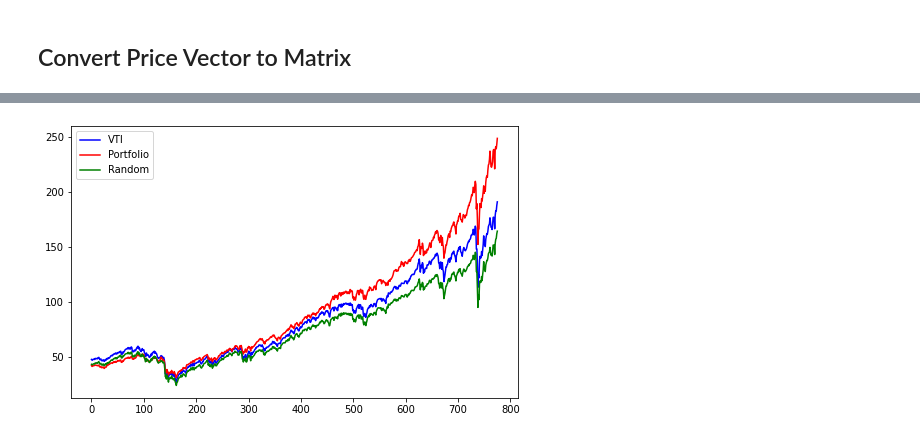
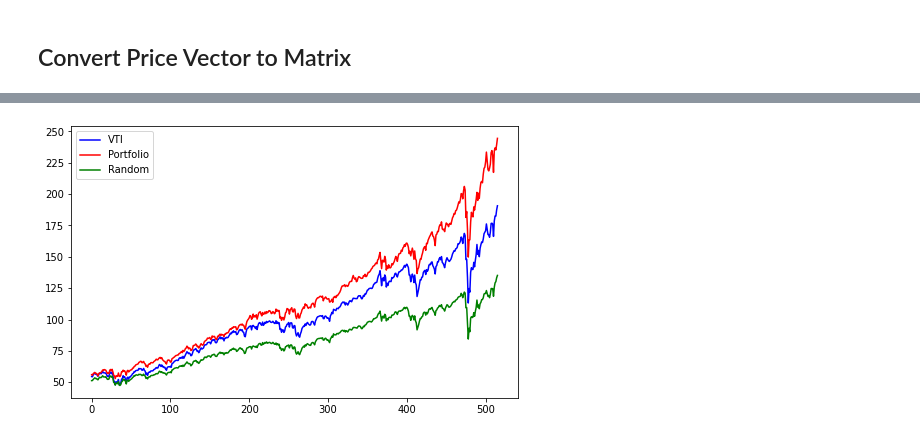
Before and after one commit to Matthew-Amos/Portfolio-Optimization, a Jupyter notebook: January_2021.ipynb, the cells around one changed output, grey strips where cells are left out. Saved outputs shown, nothing was run; the diff lists cells and outputs as text; code cells hidden in the pictures.

```diff
--- a/January_2021.ipynb
+++ b/January_2021.ipynb
@@ -221,10 +236,10 @@ import matplotlib.pyplot as plt
 %matplotlib inline
 plt.rcParams["figure.figsize"] = 8, 5
 # %%
-MINIMUM_SAMPLE_SIZE = 52*15
+MINIMUM_SAMPLE_SIZE = 52*10
+
 samples = [i for i in range(len(available_weeks)) if available_weeks[i]>=MINIMUM_SAMPLE_SIZE]
 sample_symbols = [price_mat.columns[i] for i in samples]
-print(f"Sample size requirements restricts analysis to {len(samples)} ETFs.")
 
 X = price_mat.iloc[(price_mat.shape[0]-MINIMUM_SAMPLE_SIZE):price_mat.shape[0], samples].copy()
 X.reset_index(inplace=True)
@@ -232,4 +247,8 @@ X = X[(X.Week_Idx >= weekly_idx_rfr.Week_Idx.min()) & (X.Week_Idx <= weekly_idx_
 RFR = weekly_idx_rfr[weekly_idx_rfr.Week_Idx >= X.Week_Idx.min()]
 X.drop(columns=['Week_Idx'], inplace=True)
 assert X.shape[0] == RFR.shape[0], "RFR dimension mismtach"
+
+print(f"Sample size requirements restricts analysis to {len(samples)} ETFs:")
+ss_tbl = pd.merge(vanguard, pd.DataFrame({'Symbol': sample_symbols}), on='Symbol', how='inner')
+ss_tbl
 # %% [output]
@@ -317,17 +364,17 @@ VHT: 14%
 # %%
 VTI = X.VTI
-port = 0.45*X.VDC + 0.41*X.VGT + 0.14*X.VHT
+port = 0.51*X.VDC + 0.42*X.VGT + 0.06*X.VHT
 w_rand = wts(N)
 port_rand = jnp.matmul(X.values, w_rand.transpose())
 
 fig = plt.figure()
 ax = fig.add_subplot(111)
 
 ax.plot(VTI, c='b', label='VTI')
 ax.plot(port, c='r', label='Portfolio')
 ax.plot(port_rand, c='g', label='Random')
 
 plt.legend(loc=2)
 plt.show()
 # %% [output]
-[figure, old version]
+[figure, new version]
```
Also changed, not shown: parts of 10 cells of this notebook, 3 other files.
